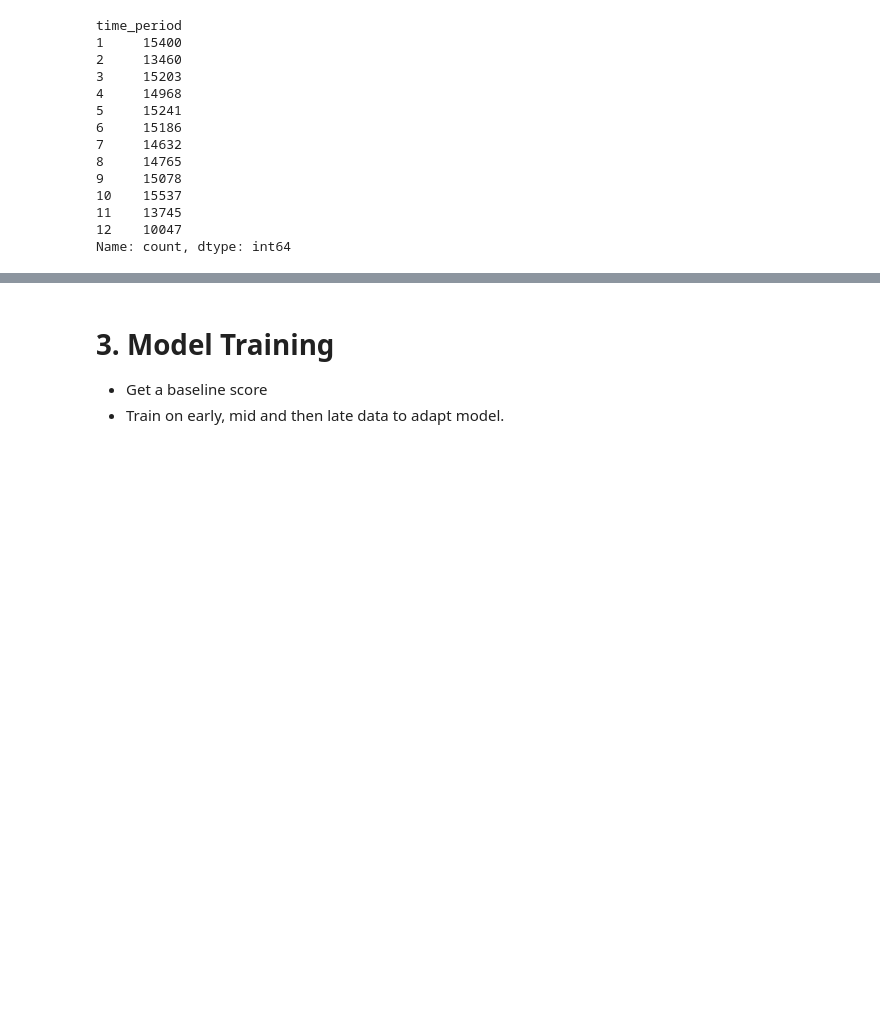
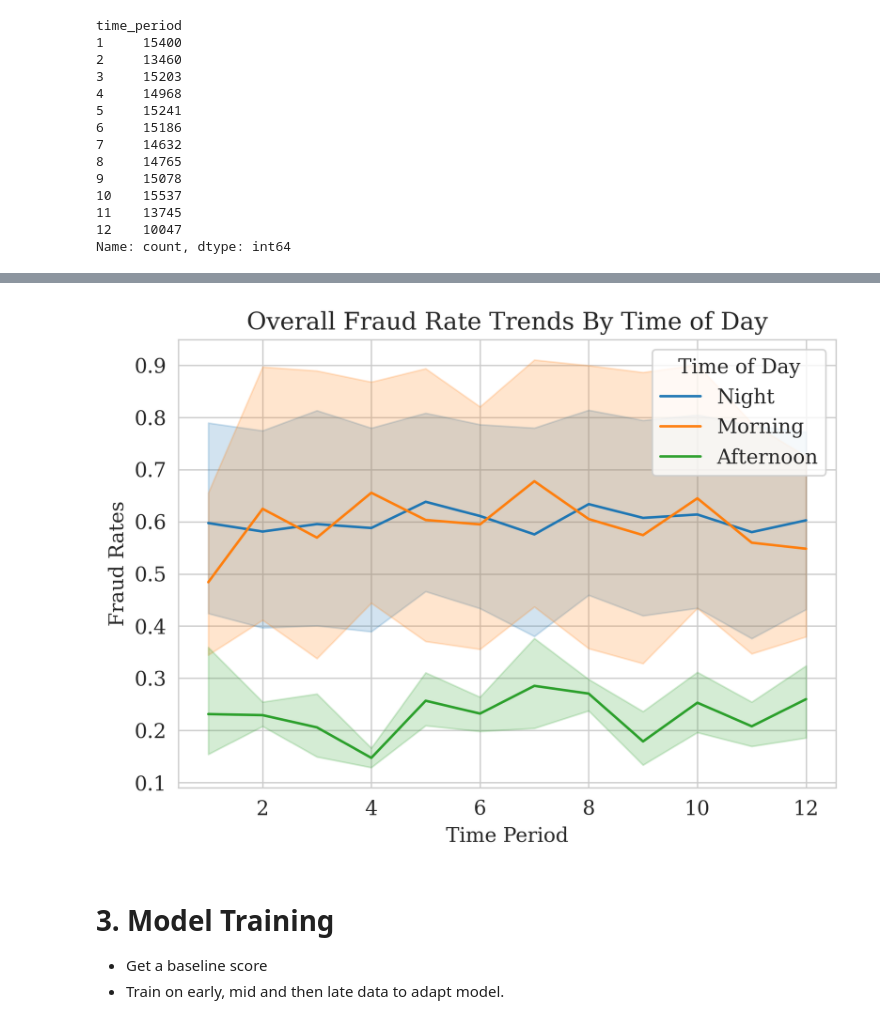
Before and after one commit to maradeben/msc_fraud_detection, a Jupyter notebook: notebook.ipynb, the cells around one changed output, grey strips where cells are left out. Saved outputs shown, nothing was run; the diff lists cells and outputs as text; code cells hidden in the pictures; blank space fills up the shorter version.

```diff
--- a/notebook.ipynb
+++ b/notebook.ipynb
@@ -380,3 +408,28 @@ Post-SMOTE: 173262 rows, Fraud rate: 0.35482102249772024
+# %%
+# average fraud amount per time period
+fraud_rates = X.groupby(['time_period', 'unscaled_hour'])['isFraud'].mean()
+plot_fraud_df = fraud_rates.reset_index()
+
+def group_time_period(x):
+    if x>=6 and x<=12:
+        return 'Morning'
+    elif x>=13 and x>=18:
+        return "Afternoon"
+    else:
+        return "Night"
+
+plot_fraud_df['daily_cycle'] = plot_fraud_df['unscaled_hour'].apply(group_time_period)
+# plot_fraud_df.head()
+sb.lineplot(x=plot_fraud_df['time_period'], y=plot_fraud_df['isFraud'], hue=plot_fraud_df['daily_cycle'])
+plt.title("Overall Fraud Rate Trends By Time of Day")
+plt.xlabel("Time Period")
+plt.ylabel("Fraud Rates")
+plt.tight_layout()
+plt.legend(title="Time of Day")
+
+plt.savefig('figures/fraud_rate_shift_by_time_of_day.png', bbox_inches='tight')
+# %% [output]
+[figure, added]
 # %% [markdown]
 # 3. Model Training
 - Get a baseline score
```
Also changed, not shown: parts of 24 cells of this notebook, 16 other files.
